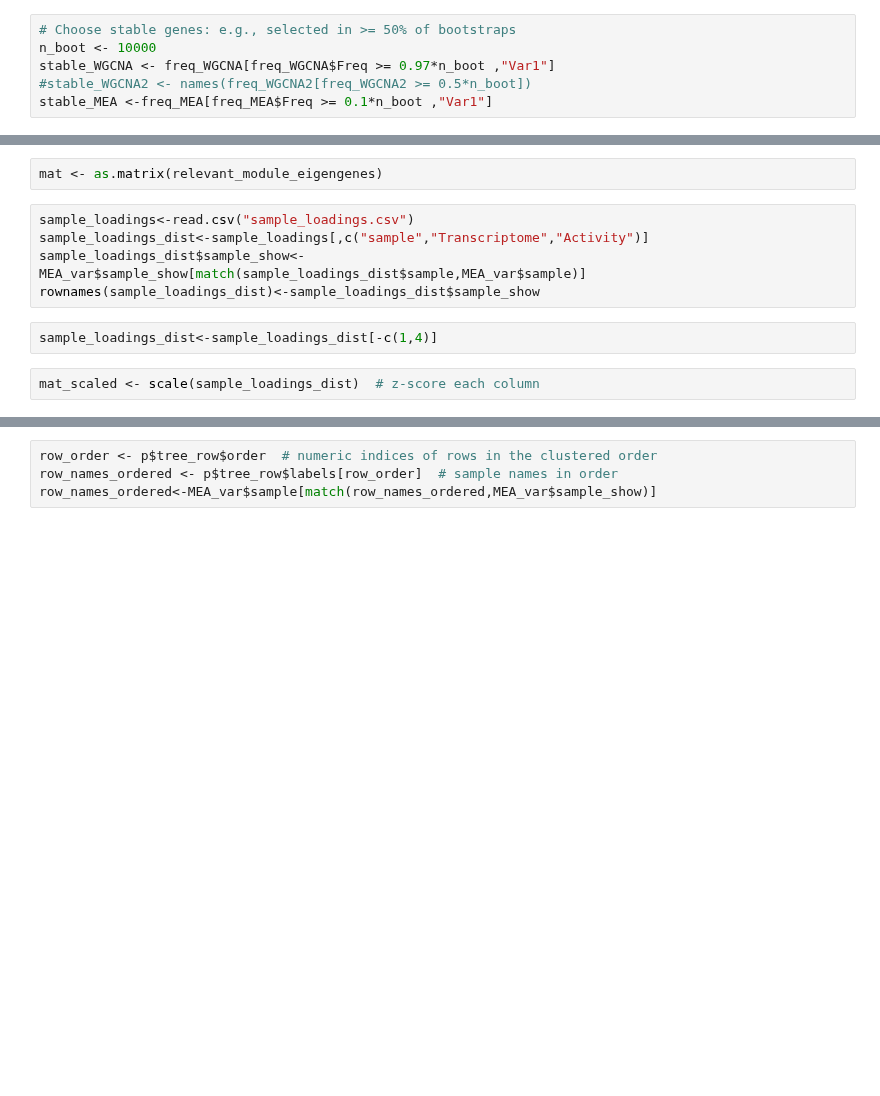
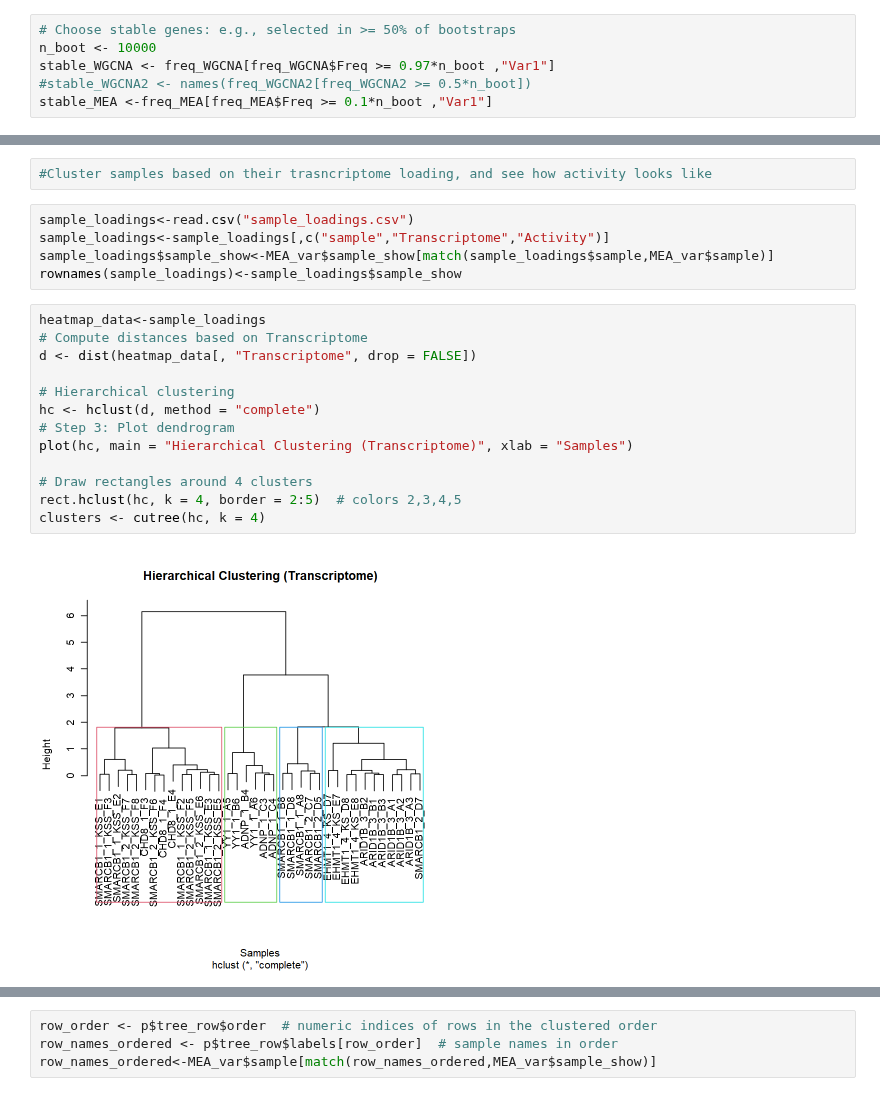
Before and after one commit to sofiapuvogelvittini/MEA_seq_extended, a Jupyter notebook: 4.MEA_seq/5.PLSR_hier_clusters_and_module_association_per_sample.ipynb, the cells around one changed output, grey strips where cells are left out. Drawn from its saved outputs; the diff is of its cells as text; blank space fills up the shorter version.

```diff
--- a/4.MEA_seq/5.PLSR_hier_clusters_and_module_association_per_sample.ipynb
+++ b/4.MEA_seq/5.PLSR_hier_clusters_and_module_association_per_sample.ipynb
@@ -83,11 +72,22 @@ relevant_module_eigengenes<-module_eigengenes[,stable_WGCNA]
-# %%
-mat <- as.matrix(relevant_module_eigengenes)
+# %%
+#Cluster samples based on their trasncriptome loading, and see how activity looks like
 # %%
 sample_loadings<-read.csv("sample_loadings.csv")
-sample_loadings_dist<-sample_loadings[,c("sample","Transcriptome","Activity")]
-sample_loadings_dist$sample_show<-MEA_var$sample_show[match(sample_loadings_dist$sample,MEA_var$sample)]
-rownames(sample_loadings_dist)<-sample_loadings_dist$sample_show
+sample_loadings<-sample_loadings[,c("sample","Transcriptome","Activity")]
+sample_loadings$sample_show<-MEA_var$sample_show[match(sample_loadings$sample,MEA_var$sample)]
+rownames(sample_loadings)<-sample_loadings$sample_show
-# %%
-sample_loadings_dist<-sample_loadings_dist[-c(1,4)]
-# %%
-mat_scaled <- scale(sample_loadings_dist)  # z-score each column
+# %%
+heatmap_data<-sample_loadings
+# Compute distances based on Transcriptome
+d <- dist(heatmap_data[, "Transcriptome", drop = FALSE])
+
+# Hierarchical clustering
+hc <- hclust(d, method = "complete")
+# Step 3: Plot dendrogram
+plot(hc, main = "Hierarchical Clustering (Transcriptome)", xlab = "Samples")
+
+# Draw rectangles around 4 clusters
+rect.hclust(hc, k = 4, border = 2:5)  # colors 2,3,4,5
+clusters <- cutree(hc, k = 4)
+# %% [output]
+[figure, added]
```
Also changed, not shown: parts of 21 cells of this notebook, 2 other files.
